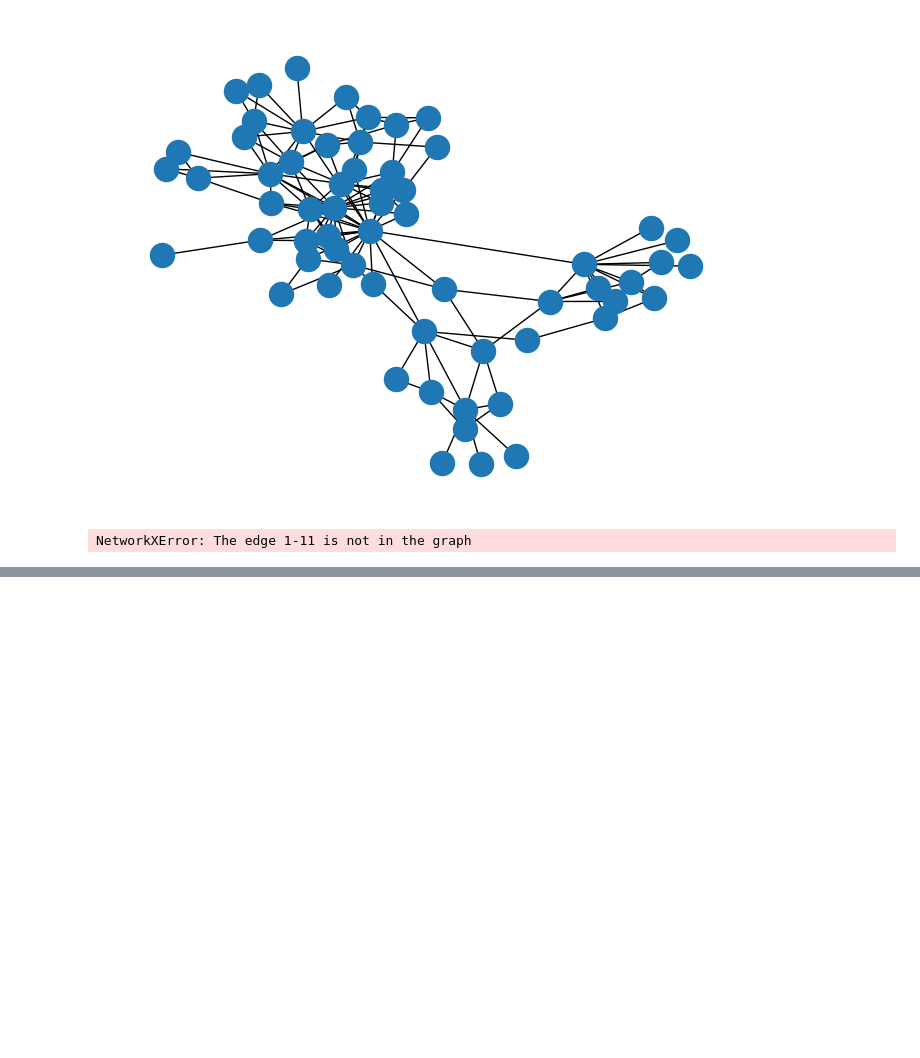
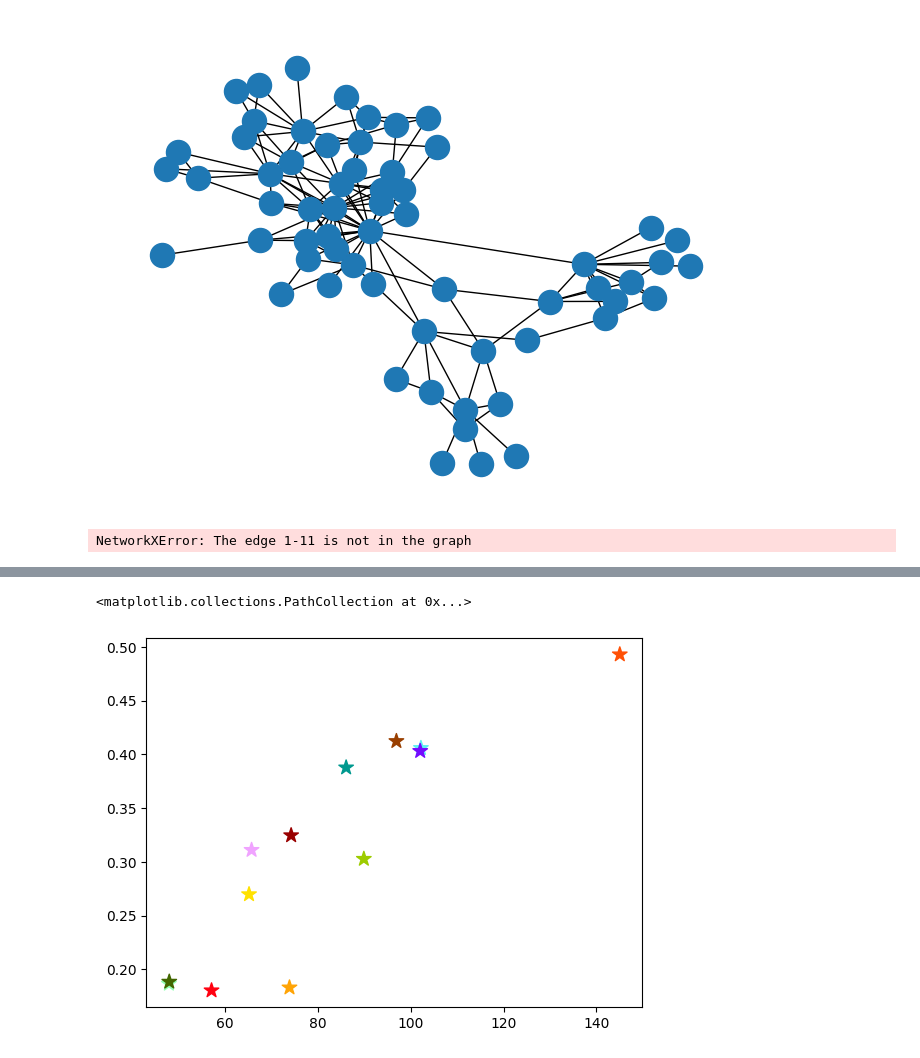
Before and after one commit to raysas/network-disintegration-attacks, a Jupyter notebook: code/test.ipynb, the cells around one changed output, grey strips where cells are left out. Saved outputs shown, nothing was run; the diff lists cells and outputs as text; code cells hidden in the pictures; blank space fills up the shorter version.

```diff
--- a/code/test.ipynb
+++ b/code/test.ipynb
@@ -831,0 +860,17 @@ plt.legend(bbox_to_anchor=(1.05, 1), loc='upper left', borderaxespad=0.)
+# %%
+df2 = pd.read_csv('../results/networks_time_list.csv')
+#make 1st column teh rownames
+
+# df=df.set_index('network')
+# df2 = df2.set_index('network')
+
+#get row1
+x=(df2.iloc[0]).tolist()[1:] #make it a list
+y=(df.iloc[0]).tolist()[1:]
+
+colors = ["#94FFB5", "#9DCC00", "#FFA405", "#FF0010", "#5EF1F2", "#00998F", "#740AFF", "#990000", "#426600", "#FFE100", "#FF5005", "#993F00", "#F0A3FF"]
+#plot x and y, 2 lists of same length
+plt.scatter(x, y, color=colors, marker='*', s=120, label=labs)
+# %% [output]
+<matplotlib.collections.PathCollection at 0x...>
+[figure, added]
```
Also changed, not shown: parts of 4 cells of this notebook, 8 other files.
